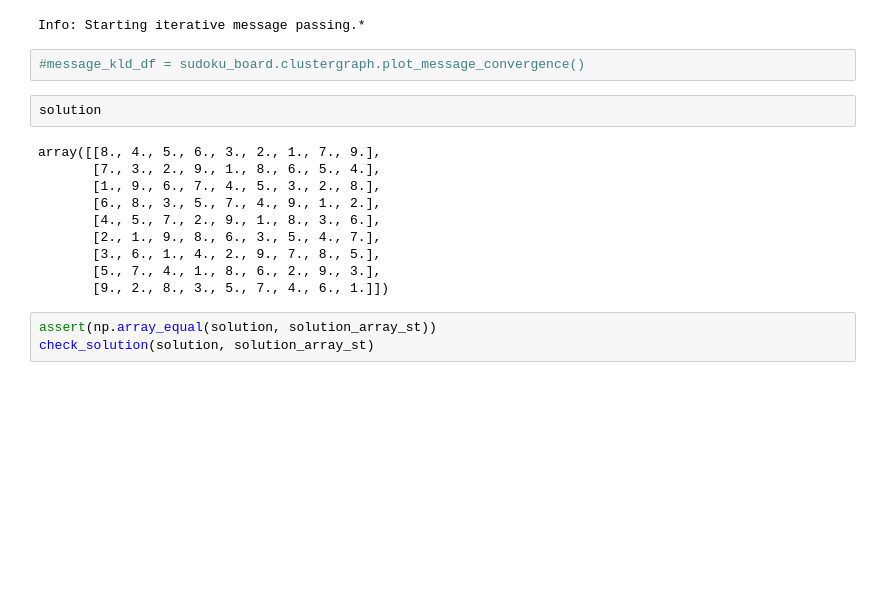
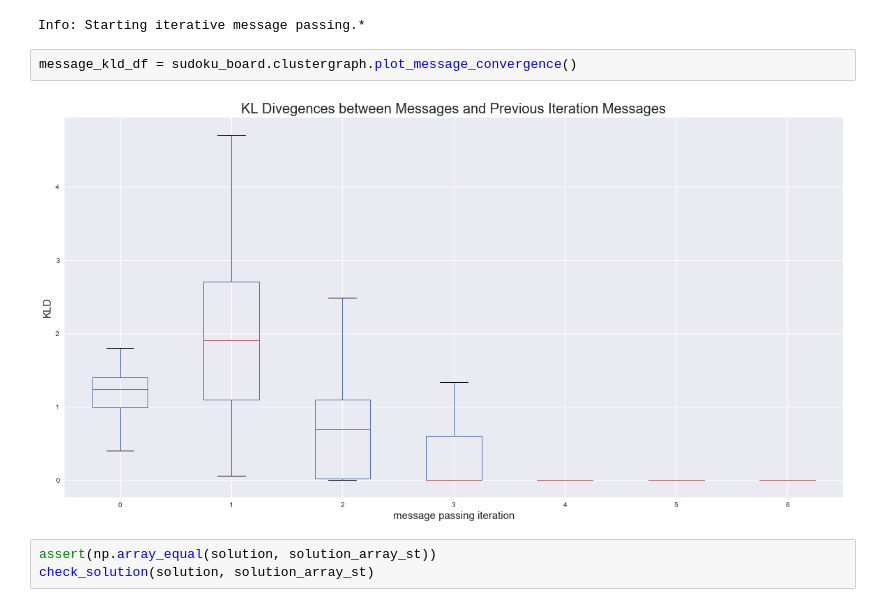
Before and after one commit to ejlouw/veroku, a Jupyter notebook: veroku/notebooks/sudoku_example.ipynb, the cells around one changed output. Saved outputs shown, nothing was run; the diff lists cells and outputs as text; blank space fills up the shorter version.

```diff
--- a/veroku/notebooks/sudoku_example.ipynb
+++ b/veroku/notebooks/sudoku_example.ipynb
@@ -220,19 +220,9 @@ solution = sudoku_board.compute_solution()
 # %% [output]
 Info: Starting iterative message passing.*
 # %%
-#message_kld_df = sudoku_board.clustergraph.plot_message_convergence()
+message_kld_df = sudoku_board.clustergraph.plot_message_convergence()
+# %% [output]
+[figure, added]
-# %%
-solution
-# %% [output]
-array([[8., 4., 5., 6., 3., 2., 1., 7., 9.],
-       [7., 3., 2., 9., 1., 8., 6., 5., 4.],
-       [1., 9., 6., 7., 4., 5., 3., 2., 8.],
-       [6., 8., 3., 5., 7., 4., 9., 1., 2.],
-       [4., 5., 7., 2., 9., 1., 8., 3., 6.],
-       [2., 1., 9., 8., 6., 3., 5., 4., 7.],
-       [3., 6., 1., 4., 2., 9., 7., 8., 5.],
-       [5., 7., 4., 1., 8., 6., 2., 9., 3.],
-       [9., 2., 8., 3., 5., 7., 4., 6., 1.]])
 # %%
 assert(np.array_equal(solution, solution_array_st))
 check_solution(solution, solution_array_st)
```
Also changed, not shown: 4 other files.
